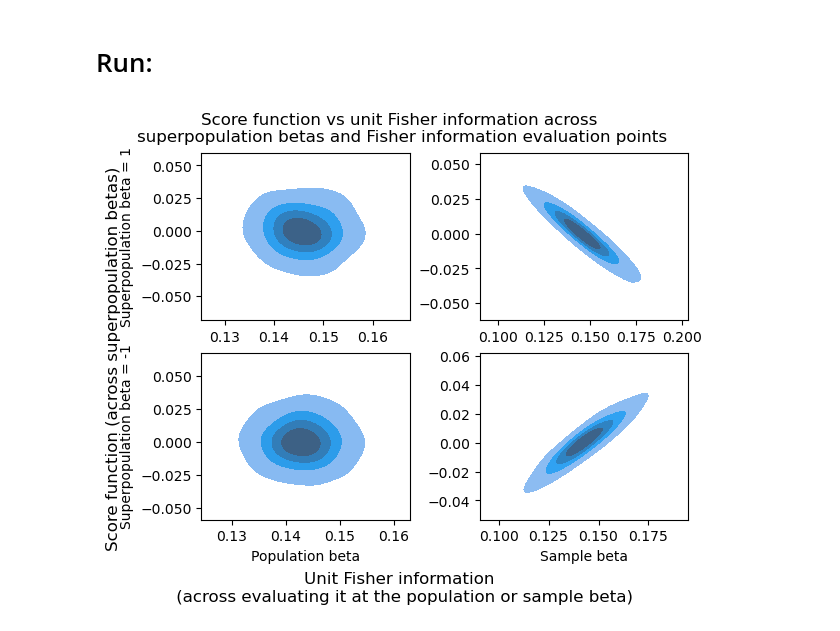
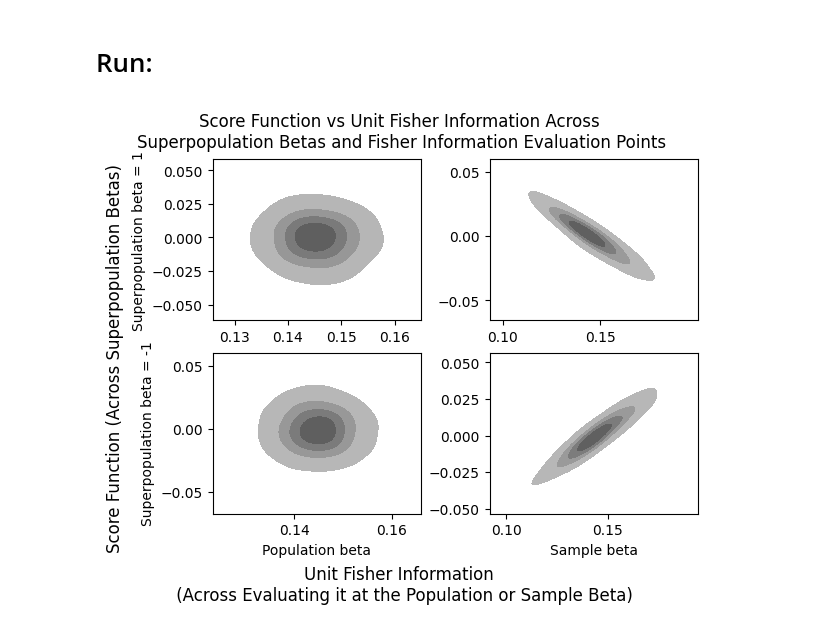
Before and after one commit to homage-to-the-square/exact-error-attributions, a Jupyter notebook: GLM - Plot Score vs Unit FI.ipynb, the cells around one changed output. Saved outputs shown, nothing was run; the diff lists cells and outputs as text; code cells hidden in the pictures.

Commit message:
Mass Figure Updates
idem.

```diff
--- a/GLM - Plot Score vs Unit FI.ipynb
+++ b/GLM - Plot Score vs Unit FI.ipynb
@@ -28,6 +28,16 @@ iter_val = 0
 # %%
 rand_generator = np.random.default_rng(seed=333 * pop_index + iter_val)
 feature_cols = [f'x_{i}' for i in range(number_of_coefficients)]
+# %%
+make_greyscale = True
+# %%
+if make_greyscale:
+    high_contrast_greys = ['#000000', '#808080', '#C0C0C0']
+    sns.set_palette(high_contrast_greys)
+    savefile_suffix = '_greyscale'
+else:
+    sns.set_palette('deep')
+    savefile_suffix = ''
 # %% [markdown]
 # Run:
 # %%
@@ -67,37 +77,37 @@ for true_beta_index in trange(len(true_betas)):
 
     """
         Plot score vs FI evaluated at the Sample Beta:
     """
     ax = axes[true_beta_index][1]
     all_sample_data_for_score = []
     for _ in range(num_iter):
         samp_data = pop_data.sample(sample_size).copy()
         samp_model = sm.Logit(endog = samp_data['y'], exog = samp_data['x_0']).fit(disp = 0)
         samp_beta = samp_model.params[0]
         samp_data['eta_sample'] = expit(samp_beta * samp_data['x_0'])
         samp_data['neg_deriv_score_sample'] = samp_data.eval('(x_0 ** 2) * (1 - eta_sample) * eta_sample')
         all_sample_data_for_score.append(
             samp_data[['pop_score', 'pop_neg_deriv_score', 'neg_deriv_score_sample']].mean()
         )
 
 
     all_sample_data_for_score = pd.concat(all_sample_data_for_score, axis=1).T
 
     sns.kdeplot(data = all_sample_data_for_score, x='neg_deriv_score_sample', \
                 y = 'pop_score', fill=True, bw_adjust=1.8, levels=5, ax=ax)
 
     ax.set_ylabel("")
     if true_beta_index == len(true_betas) - 1:
         ax.set_xlabel(f"Sample beta")
     else:
         ax.set_xlabel("")
 
-fig.suptitle('Score function vs unit Fisher information across \n' +
-             f'superpopulation betas and Fisher information evaluation points')
-fig.supylabel('Score function (across superpopulation betas)')
-fig.supxlabel('Unit Fisher information \n (across evaluating it at the ' + \
-              'population or sample beta)')
+fig.suptitle('Score Function vs Unit Fisher Information Across \n' +
+             f'Superpopulation Betas and Fisher Information Evaluation Points')
+fig.supylabel('Score Function (Across Superpopulation Betas)')
+fig.supxlabel('Unit Fisher Information \n (Across Evaluating it at the ' + \
+              'Population or Sample Beta)')
 
-plt.savefig(f'score_vs_unit_fi.png')
+plt.savefig(f'score_vs_unit_fi{savefile_suffix}.png')
 # %% [output]
-[figure, old version]
+[figure, new version]
```
Also changed, not shown: 29 other files.
